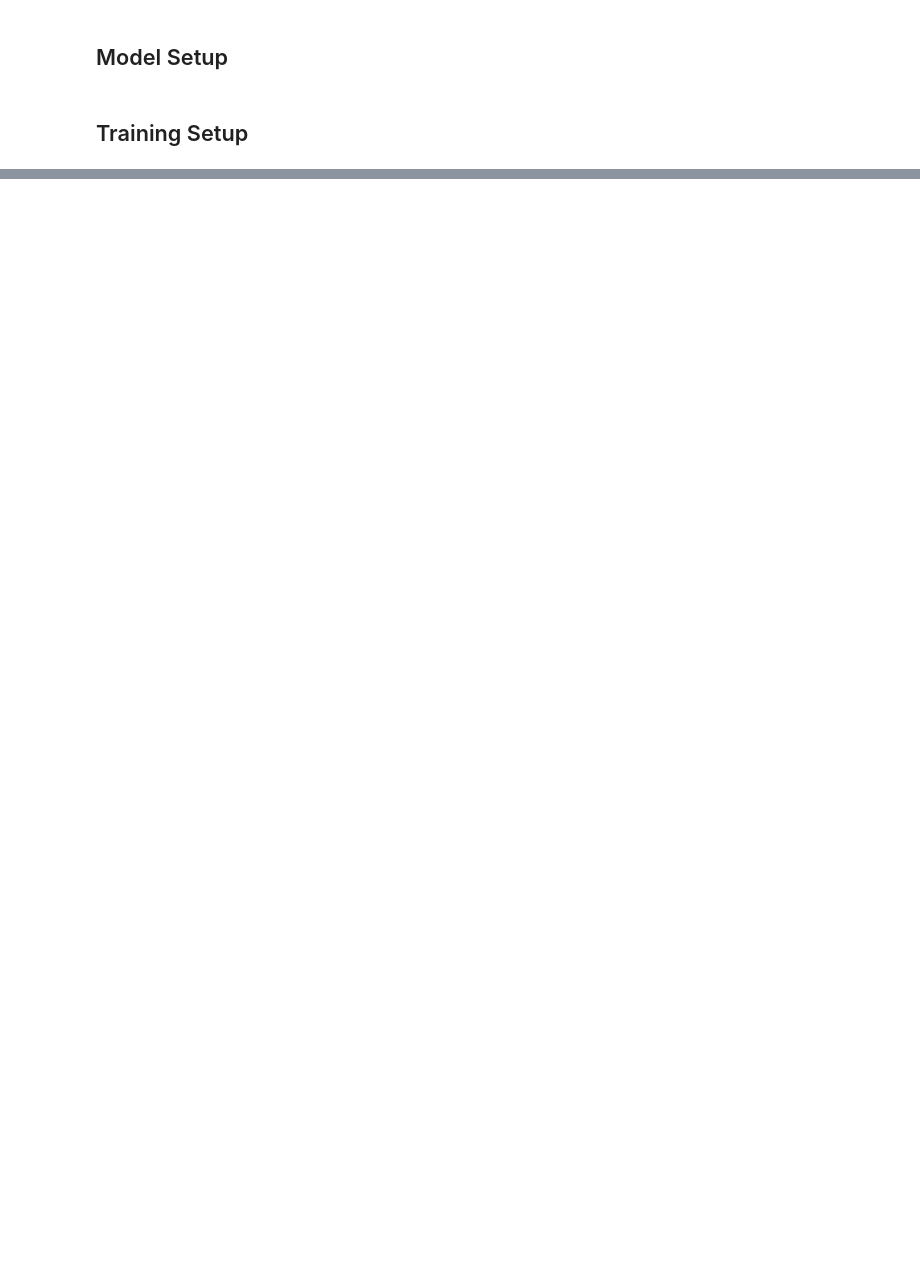
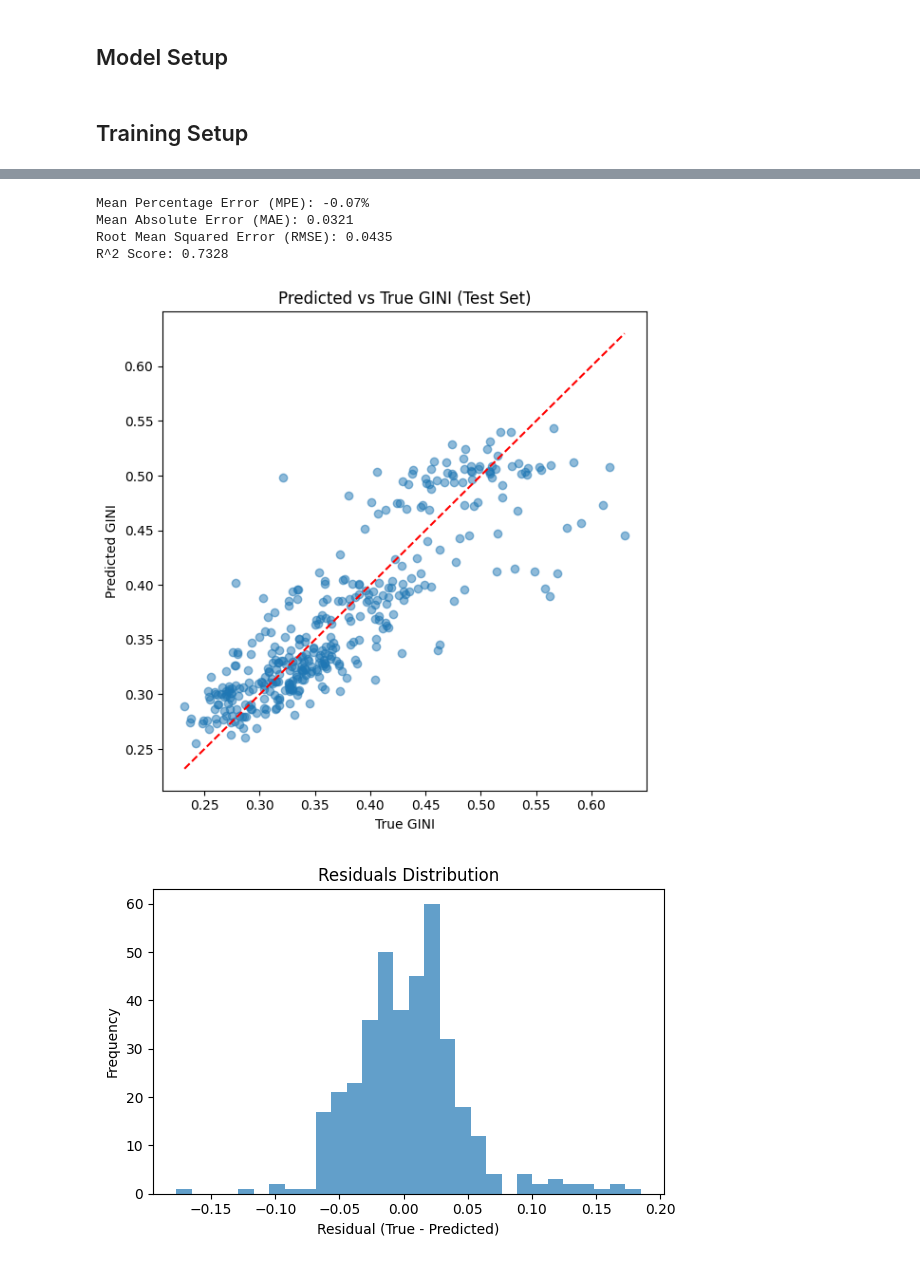
Before and after one commit to samrauh/dlss-project, a Jupyter notebook: model/multimodal_newtwork.ipynb, the cells around one changed output, grey strips where cells are left out. Saved outputs shown, nothing was run; the diff lists cells and outputs as text; code cells hidden in the pictures; blank space fills up the shorter version.

```diff
--- a/model/multimodal_newtwork.ipynb
+++ b/model/multimodal_newtwork.ipynb
@@ -294,0 +347,14 @@ KeyError: np.int64(2015)
+# %%
+from sklearn.model_selection import train_test_split
+
+all_years = sorted(data_years.keys())
+train_years, test_years = train_test_split(all_years, test_size=0.2, random_state=42)
+train_years, val_years = train_test_split(train_years, test_size=0.25, random_state=42)  # 0.25 x 0.8 = 0.2
+
+train_set = [data_years[year] for year in train_years]
+val_set = [data_years[year] for year in val_years]
+test_set = [data_years[year] for year in test_years]
+
+print("Train years:", len(train_set))
+print("Validation years:", len(val_set))
+print("Test years:", len(test_set))
@@ -358,0 +660,9 @@ class MultiModalGNNModel(nn.Module):
+# %%
+true, pred = evaluate_model(gan_model, test_loader, device)
+# %% [output]
+Mean Percentage Error (MPE): -0.07%
+Mean Absolute Error (MAE): 0.0321
+Root Mean Squared Error (RMSE): 0.0435
+R^2 Score: 0.7328
+[figure, added]
+[figure, added]
```
Also changed, not shown: parts of 15 cells of this notebook.
